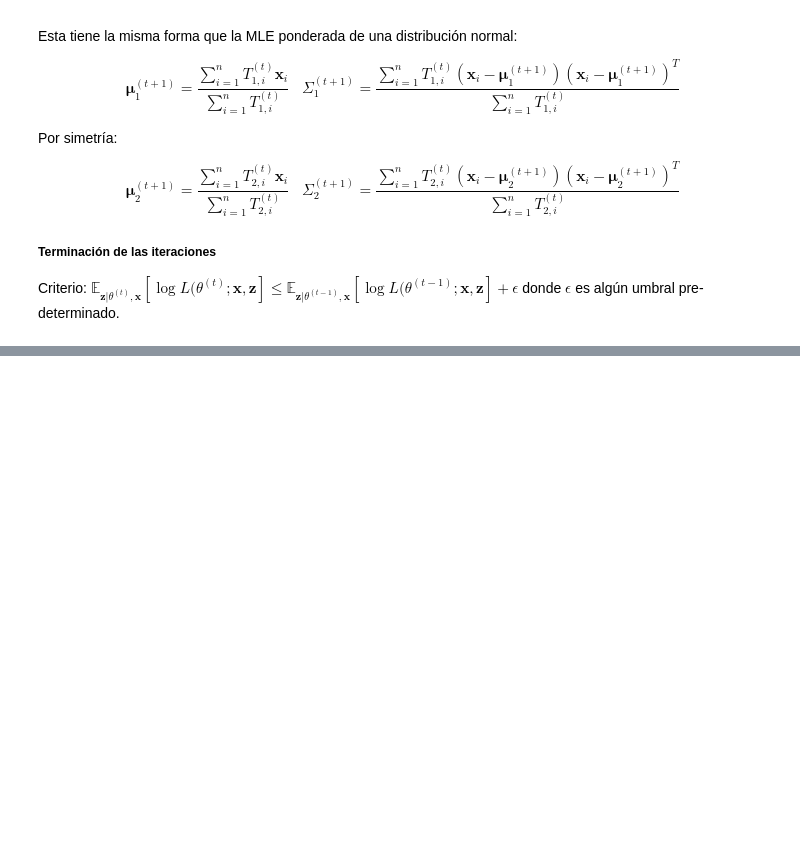
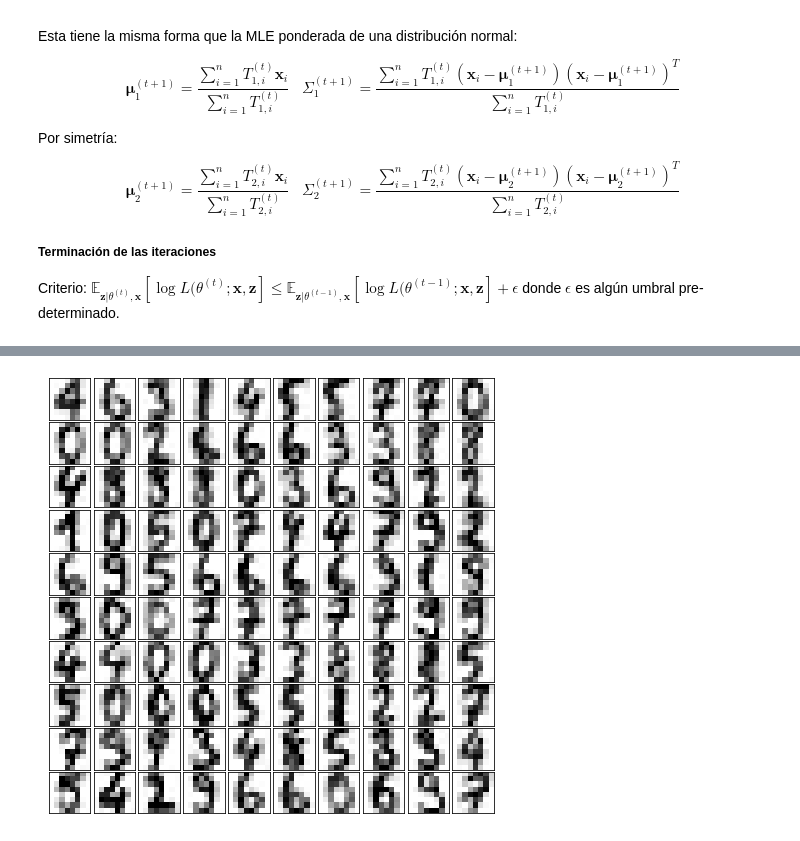
Before and after one commit to graemecan/machine_learning, a Jupyter notebook: 09_aprendizaje_sin_supervision.ipynb, the cells around one changed output, grey strips where cells are left out. Cells and saved outputs as stored; diff of their text form; code cells hidden in the pictures; blank space fills up the shorter version.

```diff
--- a/09_aprendizaje_sin_supervision.ipynb
+++ b/09_aprendizaje_sin_supervision.ipynb
@@ -974,3 +1031,8 @@ Si los cúmulos no tienen forma elipsoide, los resultados pueden ser malos...
+# %%
+digits_new = pca.inverse_transform(data_new[0])
+plot_digits(digits_new)
+# %% [output]
+[figure, added]
 # %% [markdown]
 ### Otros algoritmos para detección de anomalías/novedades
 
```
Also changed, not shown: parts of 34 cells of this notebook, 4 other files.
